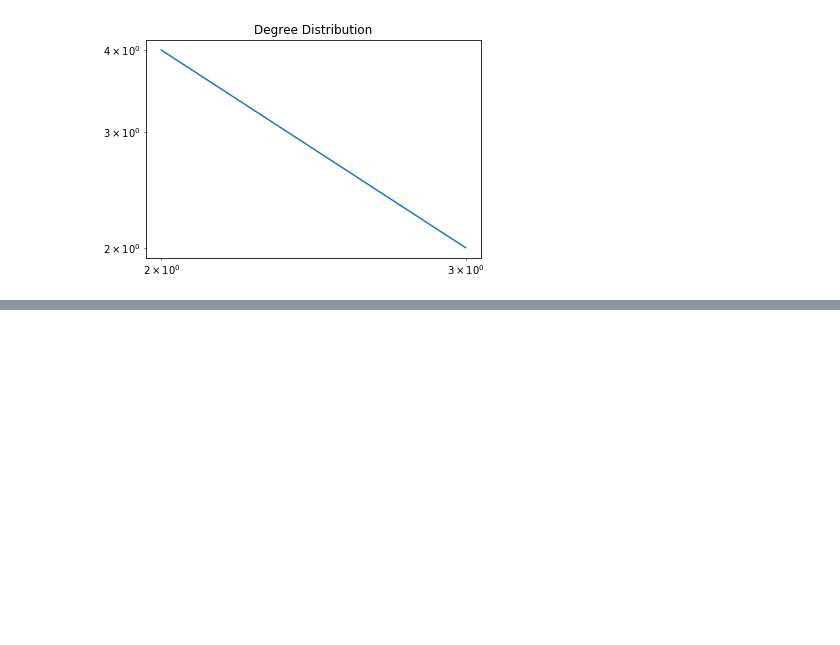
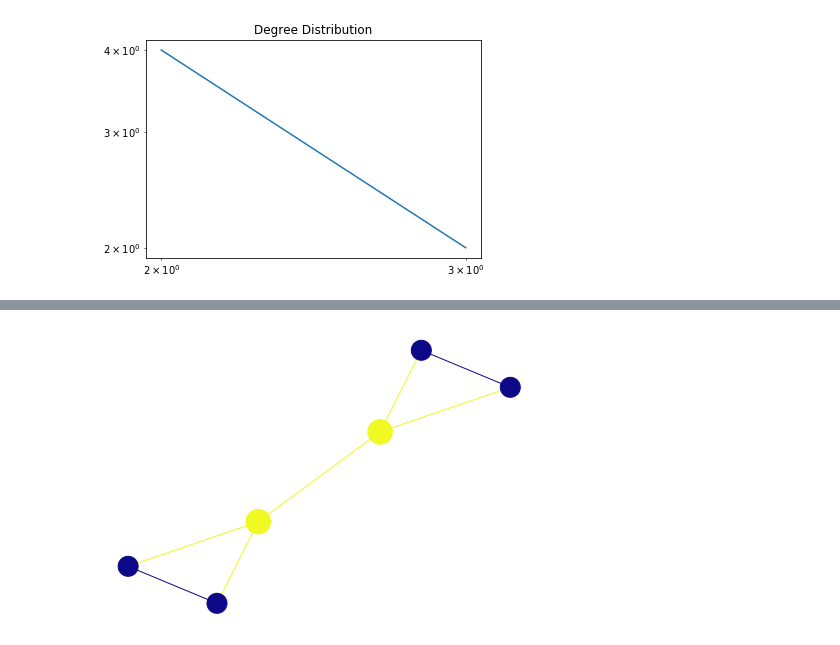
Before and after one commit to mqpasta/networkanalys-python, a Jupyter notebook: Network Analysis in Python.ipynb, the cells around one changed output, grey strips where cells are left out. Saved outputs shown, nothing was run; the diff lists cells and outputs as text; code cells hidden in the pictures; blank space fills up the shorter version.

```diff
--- a/Network Analysis in Python.ipynb
+++ b/Network Analysis in Python.ipynb
@@ -74,0 +89,28 @@ plot_degree_distribution(ug)
+# %%
+# set color and size of nodes as per degree of each node
+
+
+d = [] # create a set
+for n in ug.nodes():
+    d.append(ug.degree(n))
+
+ec = [] # create a set
+for e in ug.edges():
+    if(ug.degree(e[0]) > ug.degree(e[1])):
+        ec.append(ug.degree(e[0]))
+    else:
+        ec.append(ug.degree(e[1]))
+
+pos = nx.spring_layout(ug, iterations=200)
+
+factor = 200 # to change the size of nodes with respect to their degree
+
+
+# choose color plate from https://matplotlib.org/3.1.0/tutorials/colors/colormaps.html
+# example: viridis
+nx.draw(ug, pos,
+        edge_color = ec,  edge_cmap=plt.cm.plasma,  # edge color
+        node_color = d, cmap=plt.cm.plasma, # node color
+        node_size=[x * factor for x in d]) # node sizse
+# %% [output]
+[figure, added]
```
Also changed, not shown: parts of 5 cells of this notebook, 2 other files.
